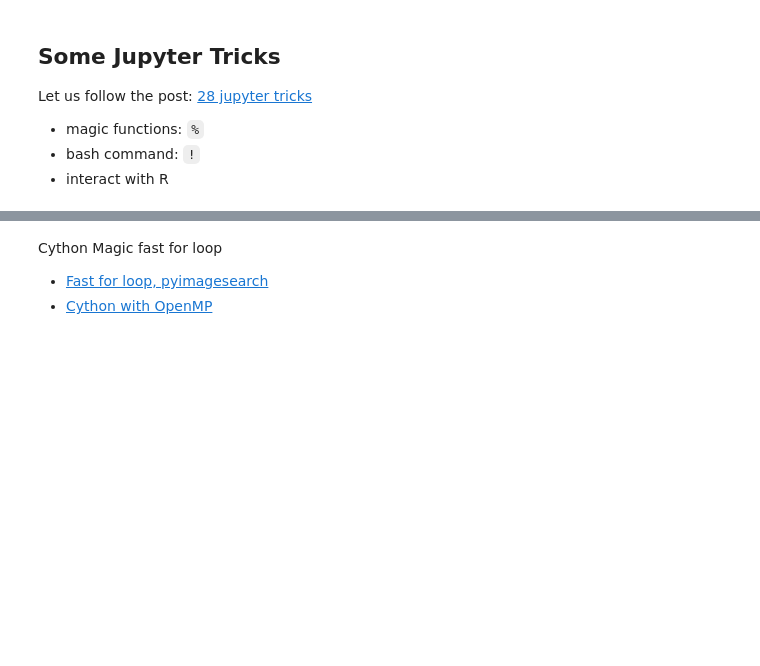
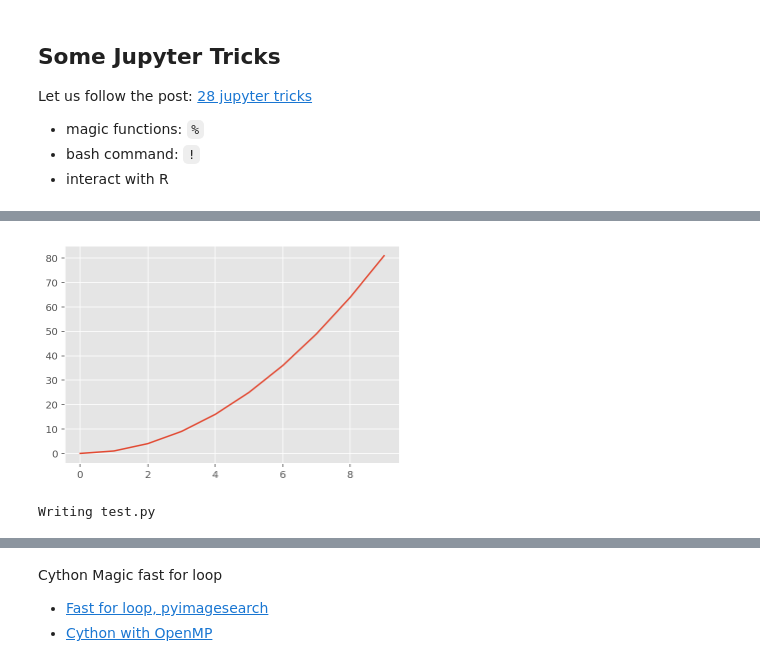
Before and after one commit to jibanCat/healpy_object_counts, a Jupyter notebook: tutorial/Jupyter_Intro_Healpix_WISE-2MASS.ipynb, the cells around one changed output, grey strips where cells are left out. Saved outputs shown, nothing was run; the diff lists cells and outputs as text; code cells hidden in the pictures; blank space fills up the shorter version.

Commit message:
modified after AstroTalk.

```diff
--- a/tutorial/Jupyter_Intro_Healpix_WISE-2MASS.ipynb
+++ b/tutorial/Jupyter_Intro_Healpix_WISE-2MASS.ipynb
@@ -27,0 +36,15 @@ Let us follow the post: [28 jupyter tricks](https://www.dataquest.io/blog/jupyte
+# %%
+from matplotlib import pyplot as plt
+%matplotlib inline
+%config IPython.matplotlib.backend = 'retina'
+%config InlineBackend.figure_format = 'retina'
+
+plt.style.use('ggplot') # seaborn
+plt.plot(range(10), [x*x for x in range(10)]);
+# %% [output]
+[figure, added]
+# %%
+%%writefile test.py
+print('Hello, AstroTalk.')
+# %% [output]
+Writing test.py
```
Also changed, not shown: parts of 23 cells of this notebook, 1 other file.
